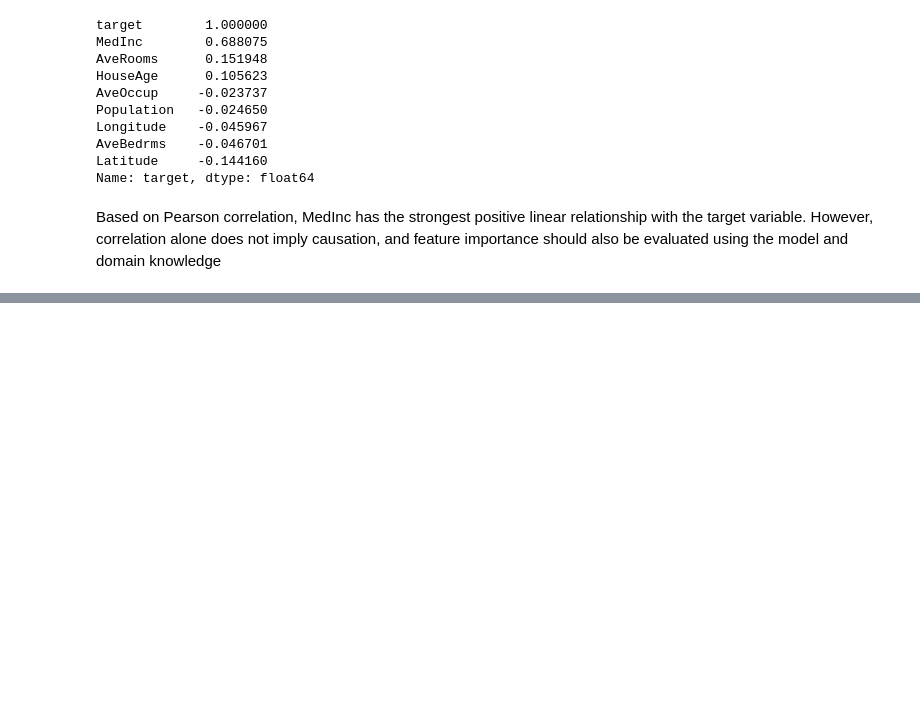
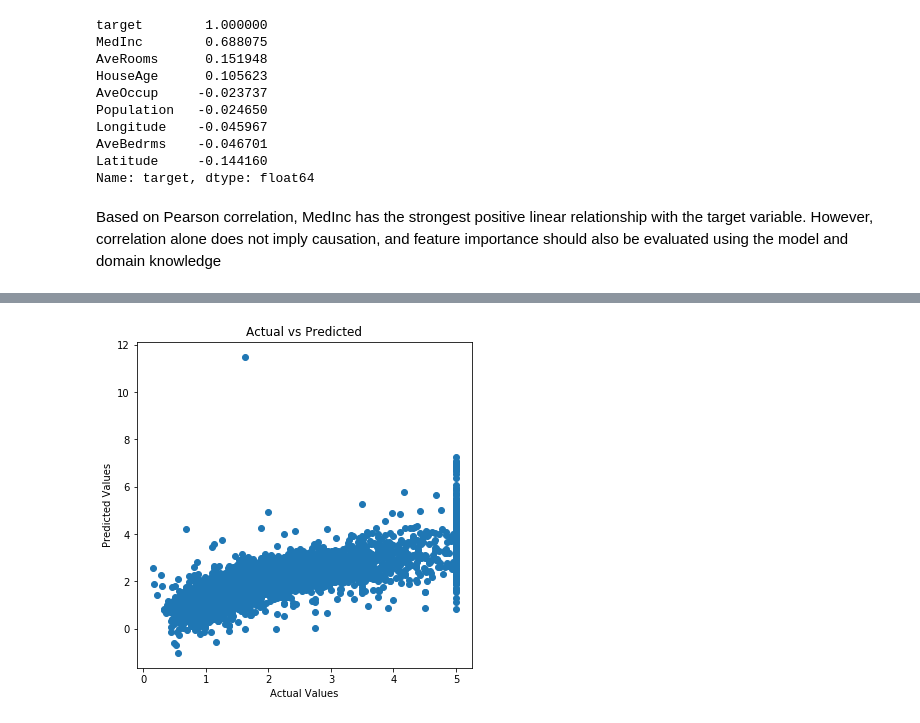
Before and after one commit to Eku12345/ml-learning-journey, a Jupyter notebook: 01-linear-regression/linear_regression.ipynb, the cells around one changed output, grey strips where cells are left out. Saved outputs shown, nothing was run; the diff lists cells and outputs as text; code cells hidden in the pictures; blank space fills up the shorter version.

Commit message:
Train Linear Regression model and evaluate performance

```diff
--- a/01-linear-regression/linear_regression.ipynb
+++ b/01-linear-regression/linear_regression.ipynb
@@ -201,0 +272,2 @@ Based on Pearson correlation, MedInc has the strongest positive linear relations
+# %%
+X_train,X_test,y_train,y_test  = train_test_split(X,y,test_size=0.2,random_state = 42)
@@ -201,0 +287,4 @@ Based on Pearson correlation, MedInc has the strongest positive linear relations
+# %%
+from sklearn.linear_model import LinearRegression
+model = LinearRegression()
+model.fit(X_train,y_train)
@@ -201,0 +297,2 @@ Based on Pearson correlation, MedInc has the strongest positive linear relations
+# %%
+y_pred = model.predict(X_test)
@@ -201,0 +359,9 @@ Based on Pearson correlation, MedInc has the strongest positive linear relations
+# %%
+plt.figure(figsize=(6,6))
+plt.scatter(y_test, y_pred)
+plt.xlabel("Actual Values")
+plt.ylabel("Predicted Values")
+plt.title("Actual vs Predicted")
+plt.show()
+# %% [output]
+[figure, added]
```
Also changed, not shown: parts of 26 cells of this notebook, 1 other file.
